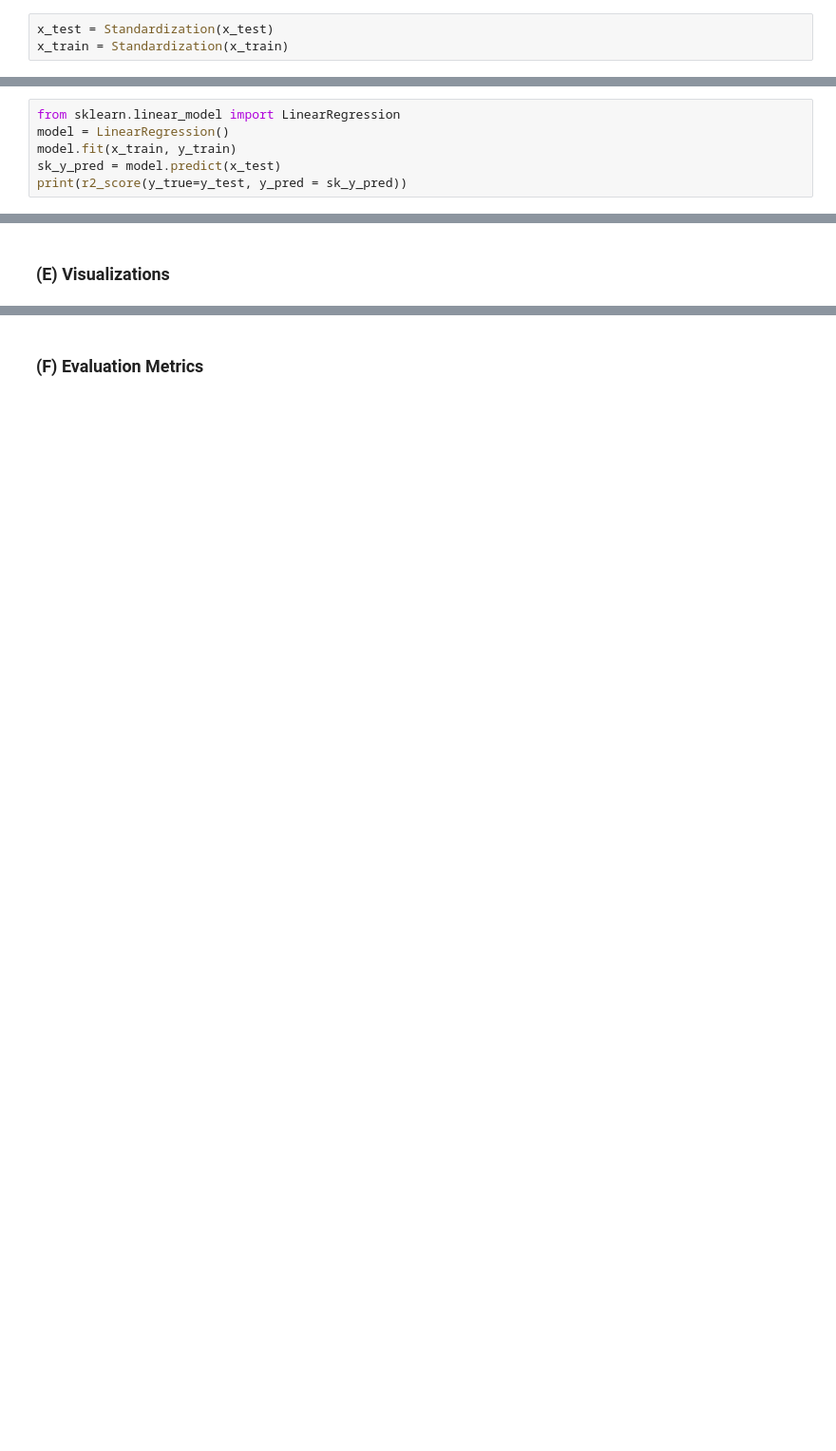
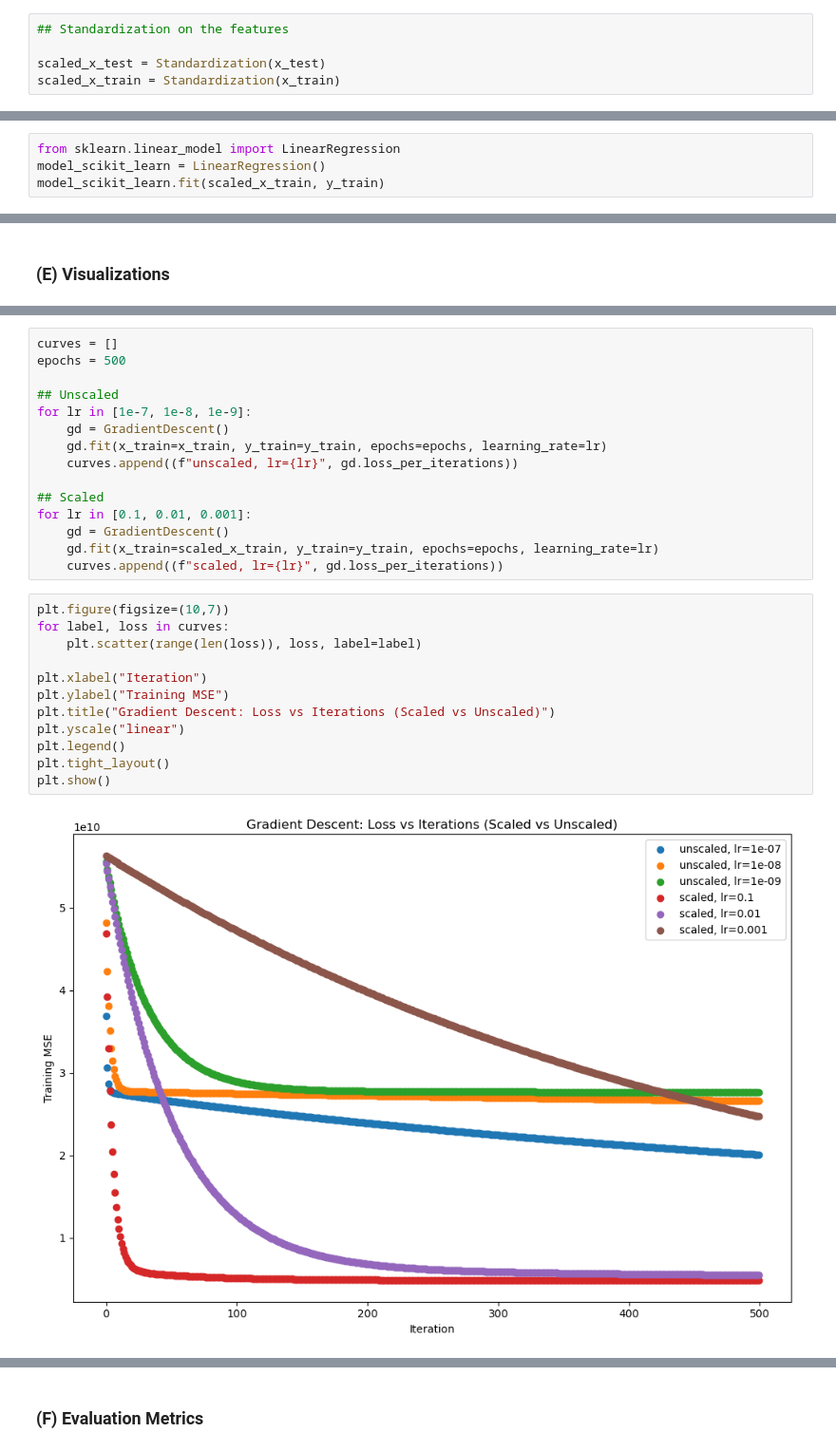
Before and after one commit to amey75/Machine-Learning-Lab, a Jupyter notebook: Experiment_2/LinearRegression.ipynb, the cells around one changed output, grey strips where cells are left out. Shown at 95% size. Drawn from its saved outputs; the diff is of its cells as text; blank space fills up the shorter version.

```diff
--- a/Experiment_2/LinearRegression.ipynb
+++ b/Experiment_2/LinearRegression.ipynb
@@ -140,4 +138,6 @@ def Standardization(array): ## for the dependent variables
 # %%
-x_test = Standardization(x_test)
-x_train = Standardization(x_train)
+## Standardization on the features
+
+scaled_x_test = Standardization(x_test)
+scaled_x_train = Standardization(x_train)
 # %%
@@ -230,7 +258,5 @@ print(r2_score(y_true=y_test, y_pred=y_pred))
 # %%
 from sklearn.linear_model import LinearRegression
-model = LinearRegression()
-model.fit(x_train, y_train)
-sk_y_pred = model.predict(x_test)
-print(r2_score(y_true=y_test, y_pred = sk_y_pred))
+model_scikit_learn = LinearRegression()
+model_scikit_learn.fit(scaled_x_train, y_train)
 # %% [output]
@@ -239,0 +279,29 @@ print(r2_score(y_true=y_test, y_pred = sk_y_pred))
+# %%
+curves = []
+epochs = 500
+
+## Unscaled
+for lr in [1e-7, 1e-8, 1e-9]:
+    gd = GradientDescent()
+    gd.fit(x_train=x_train, y_train=y_train, epochs=epochs, learning_rate=lr)
+    curves.append((f"unscaled, lr={lr}", gd.loss_per_iterations))
+
+## Scaled
+for lr in [0.1, 0.01, 0.001]:
+    gd = GradientDescent()
+    gd.fit(x_train=scaled_x_train, y_train=y_train, epochs=epochs, learning_rate=lr)
+    curves.append((f"scaled, lr={lr}", gd.loss_per_iterations))
+# %%
+plt.figure(figsize=(10,7))
+for label, loss in curves:
+    plt.scatter(range(len(loss)), loss, label=label)
+
+plt.xlabel("Iteration")
+plt.ylabel("Training MSE")
+plt.title("Gradient Descent: Loss vs Iterations (Scaled vs Unscaled)")
+plt.yscale("linear")
+plt.legend()
+plt.tight_layout()
+plt.show()
+# %% [output]
+[figure, added]
```
Also changed, not shown: parts of 30 cells of this notebook, 3 other files.
